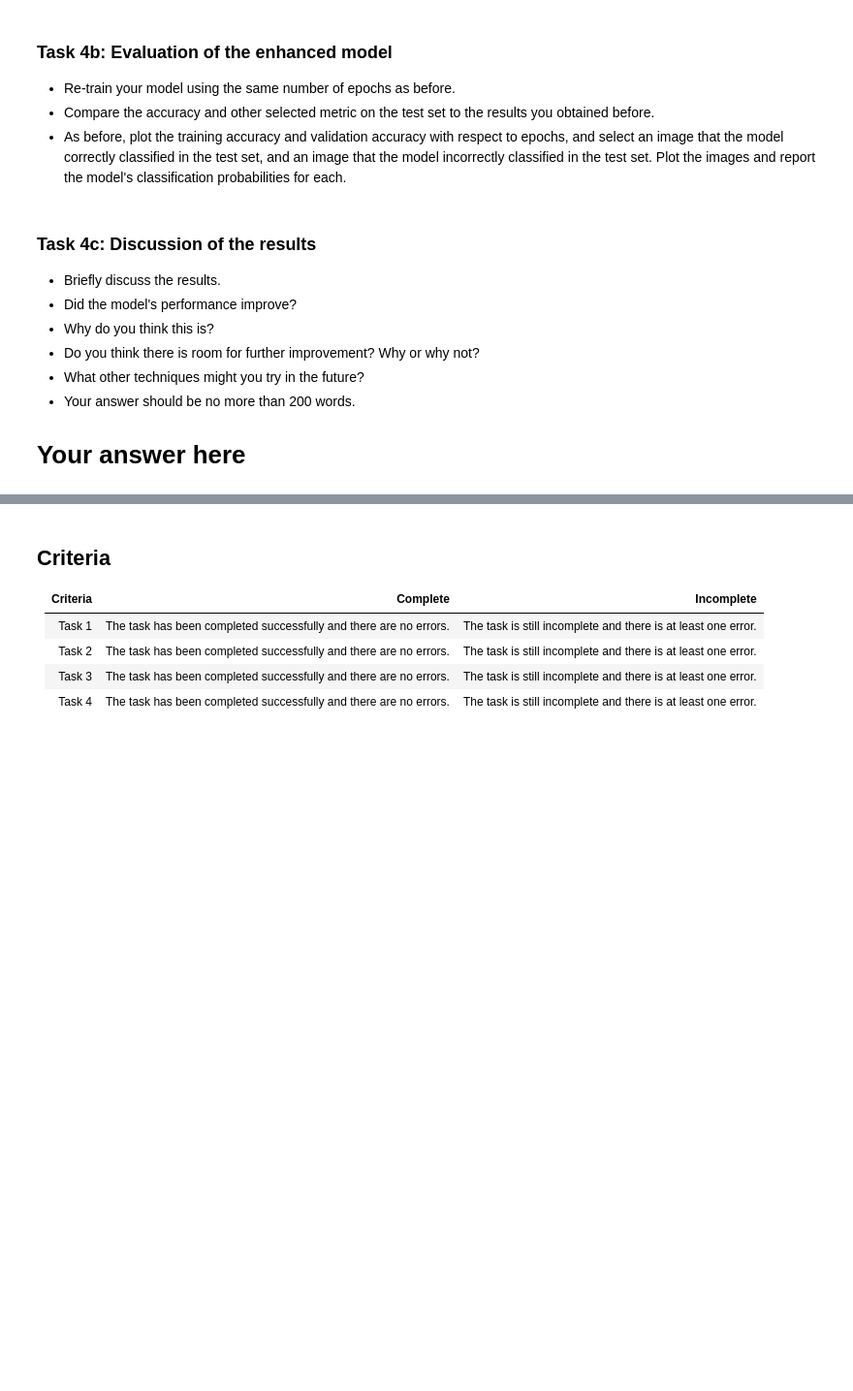
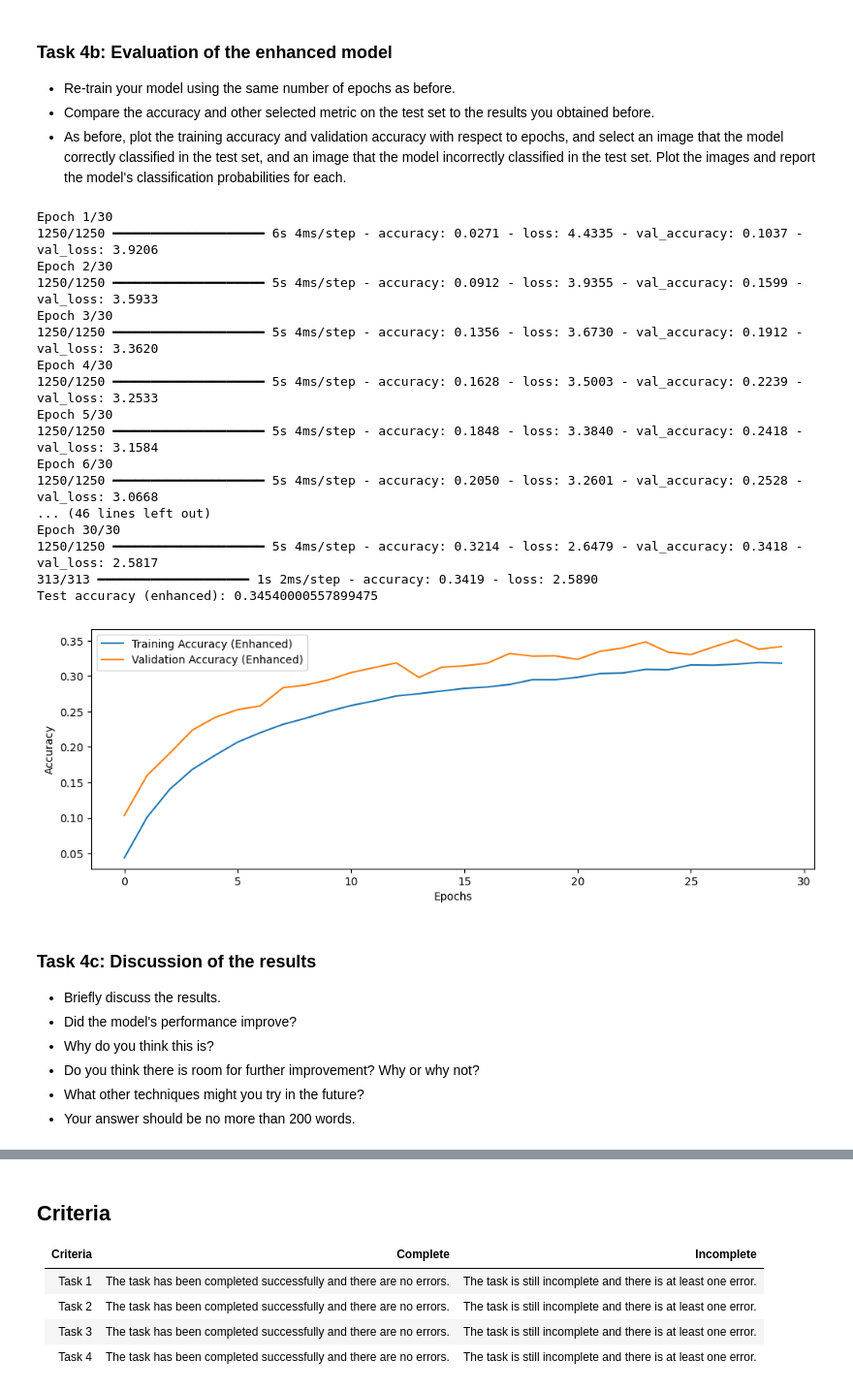
Before and after one commit to UofT-DSI/deep_learning, a Jupyter notebook: 02_activities/assignments/assignment_1.ipynb, the cells around one changed output, grey strips where cells are left out. Shown at 97% size. Drawn from its saved outputs; the diff is of its cells as text; code cells hidden in the pictures; blank space fills up the shorter version.

```diff
--- a/02_activities/assignments/assignment_1.ipynb
+++ b/02_activities/assignments/assignment_1.ipynb
@@ -94,0 +289,24 @@ from keras import optimizers
+# %%
+from keras.layers import Dropout
+
+# Add Dropout layers to the model
+model_enhanced = Sequential([
+    Conv2D(32, (3, 3), activation='relu', input_shape=(32, 32, 3)),
+    MaxPooling2D((2, 2)),
+    Dropout(0.25),
+    Conv2D(64, (3, 3), activation='relu'),
+    MaxPooling2D((2, 2)),
+    Dropout(0.25),
+    Conv2D(128, (3, 3), activation='relu'),
+    MaxPooling2D((2, 2)),
+    Flatten(),
+    Dense(128, activation='relu'),
+    Dropout(0.5),
+    Dense(100, activation='softmax')
+])
+
+model_enhanced.compile(loss='categorical_crossentropy',
+              optimizer=optimizers.Adam(),
+              metrics=['accuracy'])
+
+model_enhanced.summary()
@@ -103,3 +349,36 @@ from keras import optimizers
+# %%
+history_enhanced = model_enhanced.fit(x_train, y_train, epochs=30, batch_size=32, validation_data=(x_val, y_val))
+
+
+test_loss_enhanced, test_accuracy_enhanced = model_enhanced.evaluate(x_test, y_test)
+print(f'Test accuracy (enhanced): {test_accuracy_enhanced}')
+
+plt.figure(figsize=(12, 4))
+plt.plot(history_enhanced.history['accuracy'], label='Training Accuracy (Enhanced)')
+plt.plot(history_enhanced.history['val_accuracy'], label='Validation Accuracy (Enhanced)')
+plt.xlabel('Epochs')
+plt.ylabel('Accuracy')
+plt.legend()
+plt.show()
+# %% [output]
+Epoch 1/30
+1250/1250 ━━━━━━━━━━━━━━━━━━━━ 6s 4ms/step - accuracy: 0.0271 - loss: 4.4335 - val_accuracy: 0.1037 - val_loss: 3.9206
+Epoch 2/30
+1250/1250 ━━━━━━━━━━━━━━━━━━━━ 5s 4ms/step - accuracy: 0.0912 - loss: 3.9355 - val_accuracy: 0.1599 - val_loss: 3.5933
+Epoch 3/30
+1250/1250 ━━━━━━━━━━━━━━━━━━━━ 5s 4ms/step - accuracy: 0.1356 - loss: 3.6730 - val_accuracy: 0.1912 - val_loss: 3.3620
+Epoch 4/30
+1250/1250 ━━━━━━━━━━━━━━━━━━━━ 5s 4ms/step - accuracy: 0.1628 - loss: 3.5003 - val_accuracy: 0.2239 - val_loss: 3.2533
+Epoch 5/30
+1250/1250 ━━━━━━━━━━━━━━━━━━━━ 5s 4ms/step - accuracy: 0.1848 - loss: 3.3840 - val_accuracy: 0.2418 - val_loss: 3.1584
+Epoch 6/30
+1250/1250 ━━━━━━━━━━━━━━━━━━━━ 5s 4ms/step - accuracy: 0.2050 - loss: 3.2601 - val_accuracy: 0.2528 - val_loss: 3.0668
+... (46 lines left out)
+Epoch 30/30
+1250/1250 ━━━━━━━━━━━━━━━━━━━━ 5s 4ms/step - accuracy: 0.3214 - loss: 2.6479 - val_accuracy: 0.3418 - val_loss: 2.5817
+313/313 ━━━━━━━━━━━━━━━━━━━━ 1s 2ms/step - accuracy: 0.3419 - loss: 2.5890
+Test accuracy (enhanced): 0.34540000557899475
+[figure, added]
 # %% [markdown]
 ### Task 4c: Discussion of the results
 
@@ -109,5 +388,3 @@ from keras import optimizers
 - Do you think there is room for further improvement? Why or why not?
 - What other techniques might you try in the future?
 - Your answer should be no more than 200 words.
-
-# Your answer here
```
Also changed, not shown: parts of 20 cells of this notebook.
